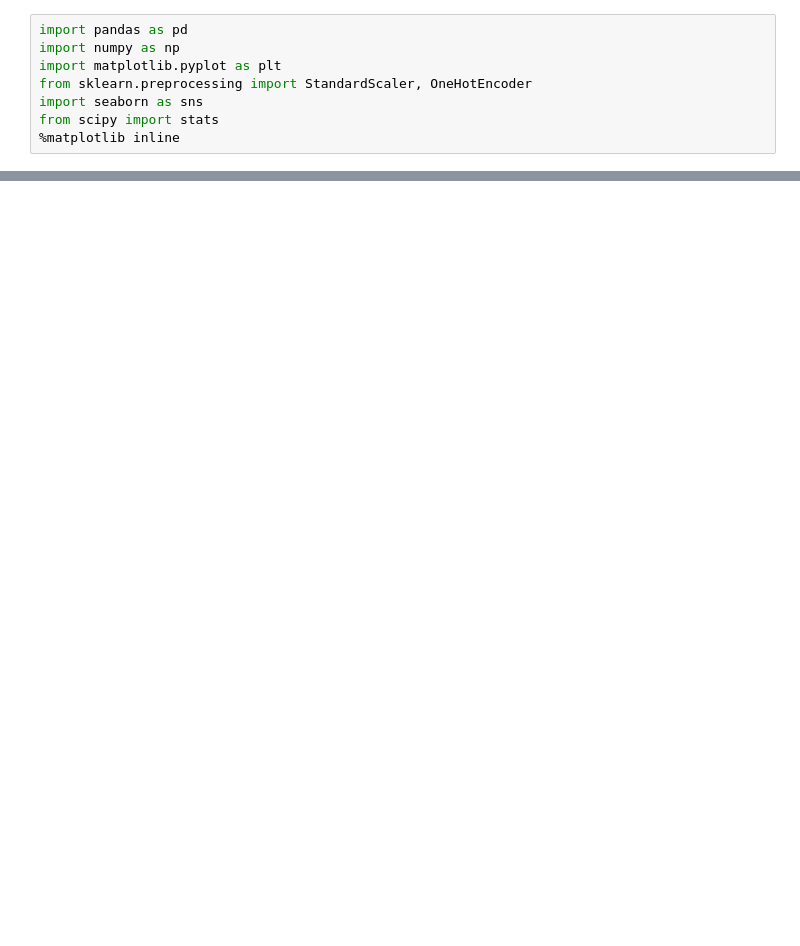
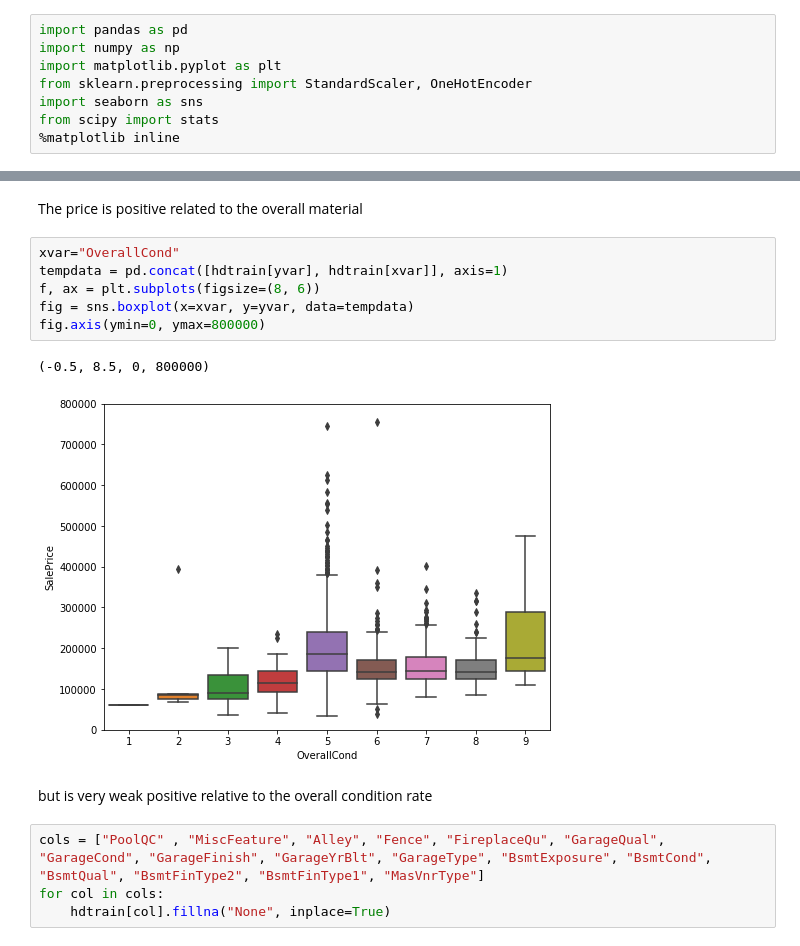
Before and after one commit to ZechCal/HousePredict, a Jupyter notebook: data_process.ipynb, the cells around one changed output, grey strips where cells are left out. Cells and saved outputs as stored; diff of their text form; blank space fills up the shorter version.

```diff
--- a/data_process.ipynb
+++ b/data_process.ipynb
@@ -102,0 +68,17 @@ df_hshd.eval('GarageBlt = YrSold-GarageYrBlt')
+# %% [markdown]
+The price is positive related to the overall material
+# %%
+xvar="OverallCond"
+tempdata = pd.concat([hdtrain[yvar], hdtrain[xvar]], axis=1)
+f, ax = plt.subplots(figsize=(8, 6))
+fig = sns.boxplot(x=xvar, y=yvar, data=tempdata)
+fig.axis(ymin=0, ymax=800000)
+# %% [output]
+(-0.5, 8.5, 0, 800000)
+[figure, added]
+# %% [markdown]
+but is very weak positive relative to the overall condition rate
+# %%
+cols = ["PoolQC" , "MiscFeature", "Alley", "Fence", "FireplaceQu", "GarageQual", "GarageCond", "GarageFinish", "GarageYrBlt", "GarageType", "BsmtExposure", "BsmtCond", "BsmtQual", "BsmtFinType2", "BsmtFinType1", "MasVnrType"]
+for col in cols:
+    hdtrain[col].fillna("None", inplace=True)
```
Also changed, not shown: parts of 39 cells of this notebook, 2 other files.
